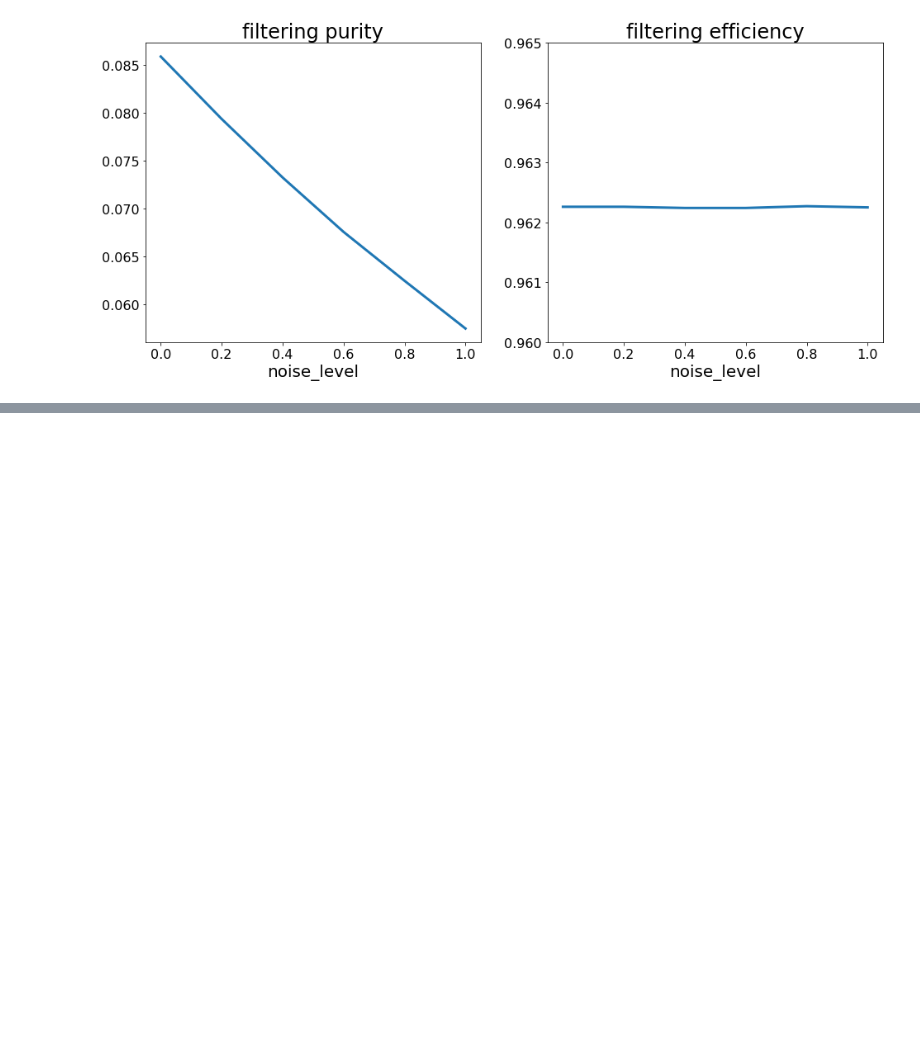
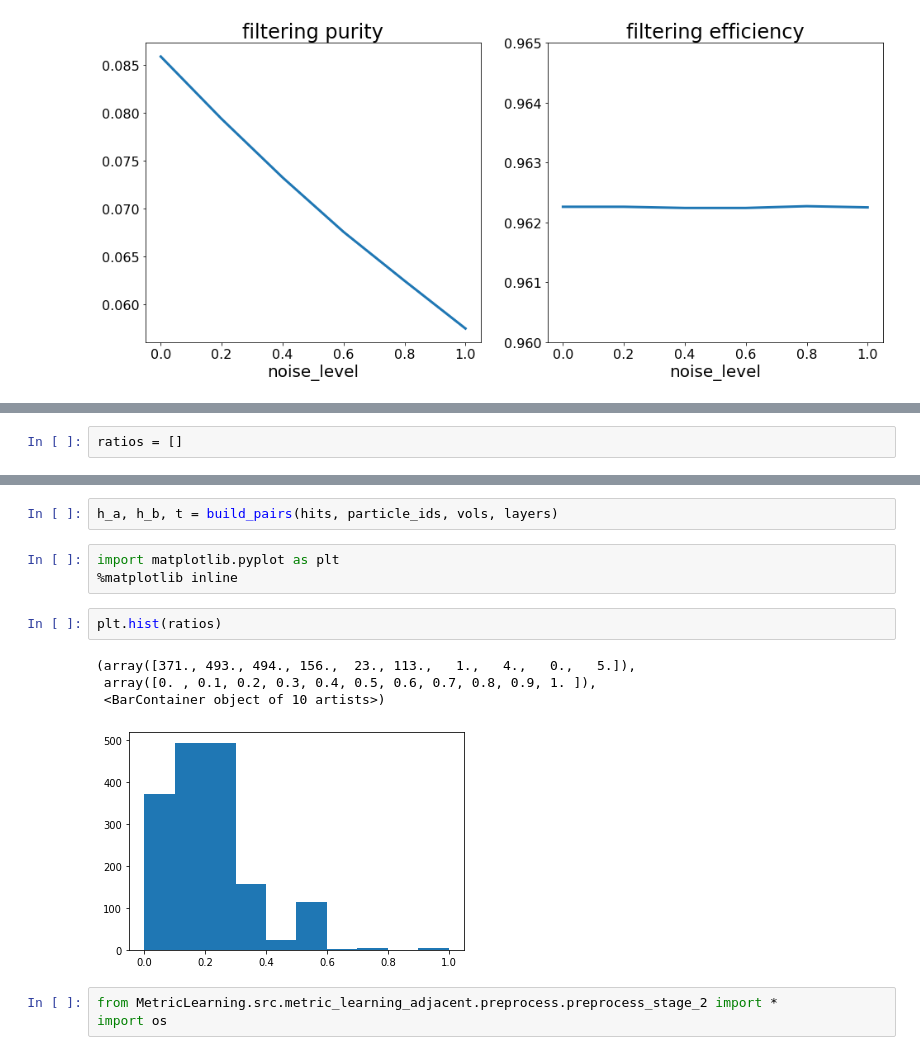
Before and after one commit to wantan244/exatrkx-ctd2020, a Jupyter notebook: notebooks/trained_with_noise.ipynb, the cells around one changed output, grey strips where cells are left out. Cells and saved outputs as stored; diff of their text form; blank space fills up the shorter version.

```diff
--- a/notebooks/trained_with_noise.ipynb
+++ b/notebooks/trained_with_noise.ipynb
@@ -847,0 +829,2 @@ Text(0.5, 0, 'noise_level')
+# %%
+ratios = []
@@ -847,0 +848,15 @@ Text(0.5, 0, 'noise_level')
+# %%
+h_a, h_b, t = build_pairs(hits, particle_ids, vols, layers)
+# %%
+import matplotlib.pyplot as plt
+%matplotlib inline
+# %%
+plt.hist(ratios)
+# %% [output]
+(array([371., 493., 494., 156.,  23., 113.,   1.,   4.,   0.,   5.]),
+ array([0. , 0.1, 0.2, 0.3, 0.4, 0.5, 0.6, 0.7, 0.8, 0.9, 1. ]),
+ <BarContainer object of 10 artists>)
+[figure, added]
+# %%
+from MetricLearning.src.metric_learning_adjacent.preprocess.preprocess_stage_2 import *
+import os
```
Also changed, not shown: parts of 16 cells of this notebook, 3 other files.
